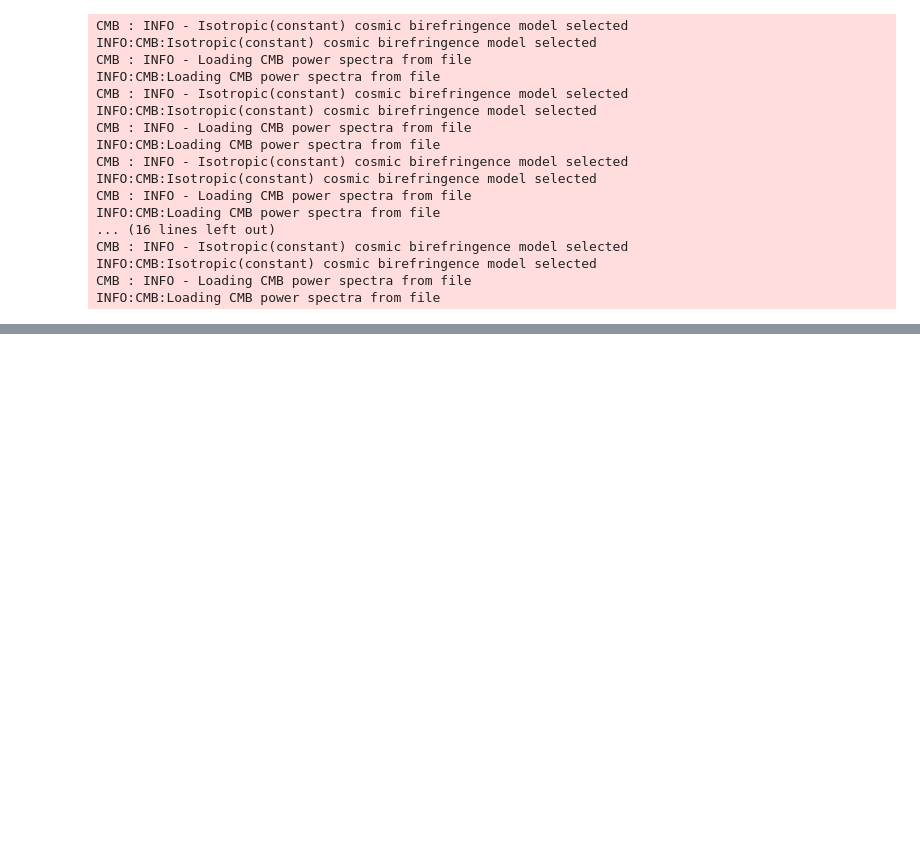
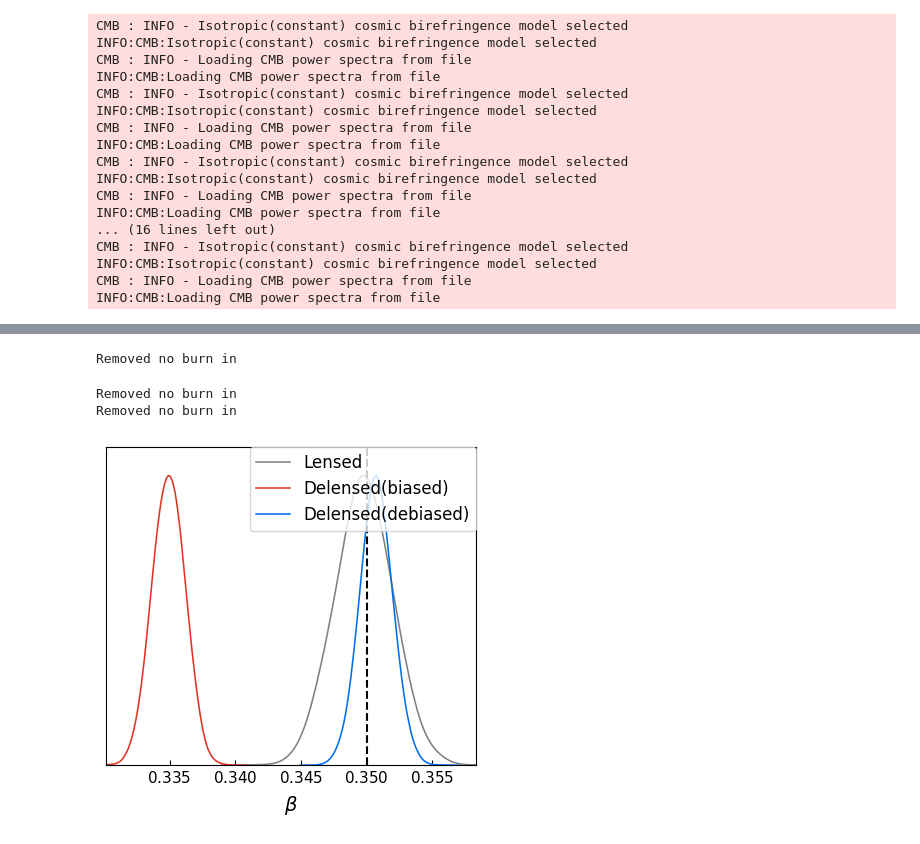
Before and after one commit to antolonappan/DelensCoBi, a Jupyter notebook: examples/likelihood_iso.ipynb, the cells around one changed output, grey strips where cells are left out. Cells and saved outputs as stored; diff of their text form; code cells hidden in the pictures; blank space fills up the shorter version.

```diff
--- a/examples/likelihood_iso.ipynb
+++ b/examples/likelihood_iso.ipynb
@@ -61,0 +114,19 @@ Removed no burn in
+# %%
+lh_b = Likelihood(basedir,spec_b,800)
+# %%
+lsamps = lh.get_lensed_samp()
+# %% [output]
+Removed no burn in
+# %%
+d_b_samps = lh_b.get_delensed_samp(shift=0.08)
+d_nb_samps = lh.get_delensed_samp()
+# %% [output]
+Removed no burn in
+Removed no burn in
+# %%
+g = plots.get_subplot_plotter(width_inch=4)
+g.triangle_plot([lsamps,d_b_samps,d_nb_samps], filled=True)
+plt.axvline(0.35, c='k', ls='--')
+#plt.savefig('triangle.pdf',bbox_inches='tight',dpi=300)
+# %% [output]
+[figure, added]
```
Also changed, not shown: parts of 10 cells of this notebook, 13 other files.
